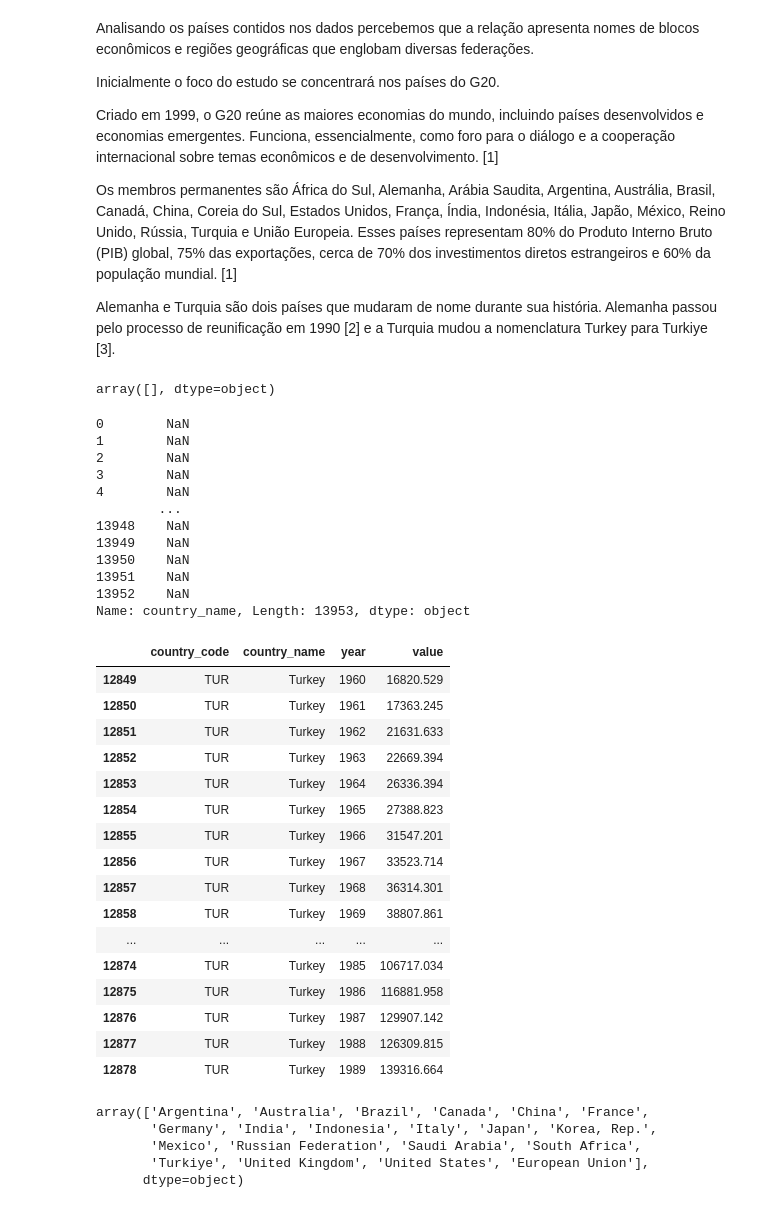
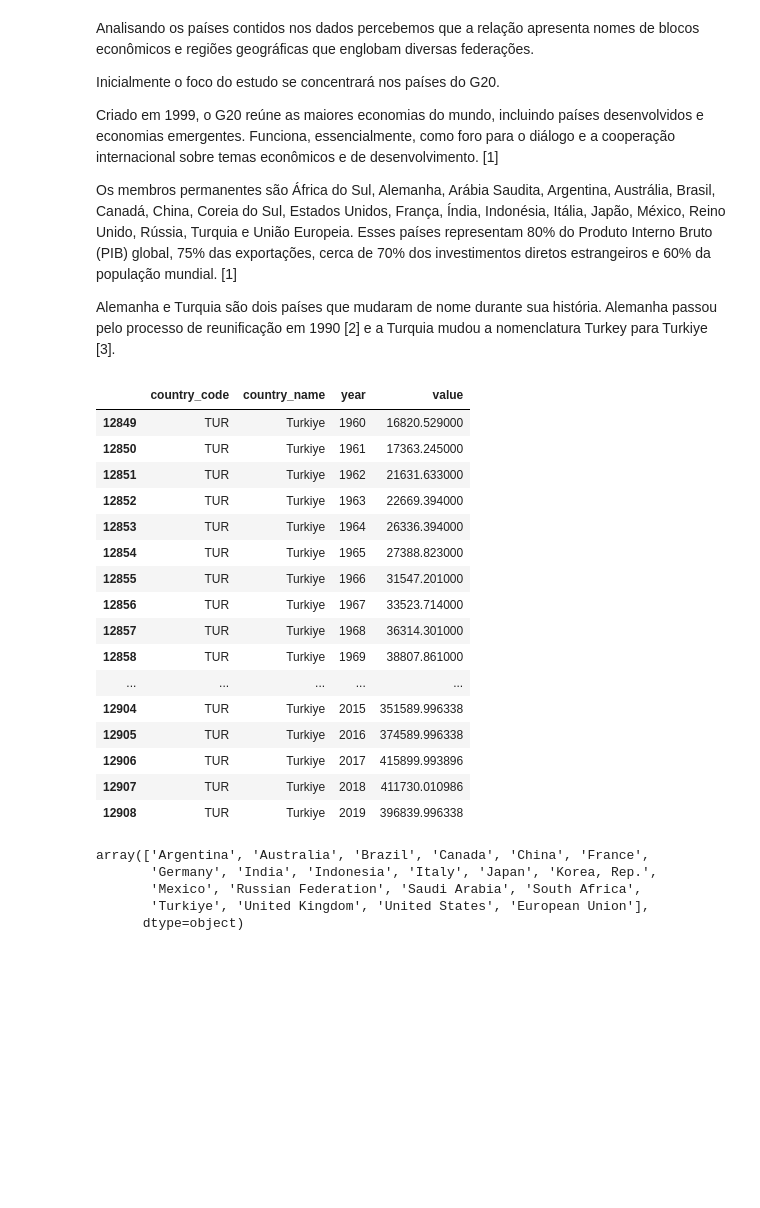
Before and after one commit to jmacedo91/01-World-Population-Data-Analysis, a Jupyter notebook: 001 - CO₂ Emissions.ipynb, the cells around one changed output. Cells and saved outputs as stored; diff of their text form; code cells hidden in the pictures; blank space fills up the shorter version.

```diff
--- a/001 - CO₂ Emissions.ipynb
+++ b/001 - CO₂ Emissions.ipynb
@@ -99,43 +124,23 @@ Alemanha e Turquia são dois países que mudaram de nome durante sua história.
 # %%
-df[df['country_name'].str.contains('Oriental')]['country_name'].unique()
+df[df['country_name'] == 'Turkiye']
 # %% [output]
-array([], dtype=object)
+|  | country_code | country_name | year | value |
+| 12849 | TUR | Turkiye | 1960 | 16820.529000 |
+| 12850 | TUR | Turkiye | 1961 | 17363.245000 |
+| 12851 | TUR | Turkiye | 1962 | 21631.633000 |
+| 12852 | TUR | Turkiye | 1963 | 22669.394000 |
+| 12853 | TUR | Turkiye | 1964 | 26336.394000 |
+| 12854 | TUR | Turkiye | 1965 | 27388.823000 |
+| 12855 | TUR | Turkiye | 1966 | 31547.201000 |
+| 12856 | TUR | Turkiye | 1967 | 33523.714000 |
+| 12857 | TUR | Turkiye | 1968 | 36314.301000 |
+| 12858 | TUR | Turkiye | 1969 | 38807.861000 |
+| ... | ... | ... | ... | ... |
+| 12904 | TUR | Turkiye | 2015 | 351589.996338 |
+| 12905 | TUR | Turkiye | 2016 | 374589.996338 |
+| 12906 | TUR | Turkiye | 2017 | 415899.993896 |
+| 12907 | TUR | Turkiye | 2018 | 411730.010986 |
+| 12908 | TUR | Turkiye | 2019 | 396839.996338 |
-# %%
-countries = {'Turkey': 'Turkiye'}
-df['country_name'].map(countries)
-# %% [output]
-0        NaN
-1        NaN
-2        NaN
-3        NaN
-4        NaN
-        ...
-13948    NaN
-13949    NaN
-13950    NaN
-13951    NaN
-13952    NaN
-Name: country_name, Length: 13953, dtype: object
-# %%
-df[df['country_name'] == 'Turkey']
-# %% [output]
-|  | country_code | country_name | year | value |
-| 12849 | TUR | Turkey | 1960 | 16820.529 |
-| 12850 | TUR | Turkey | 1961 | 17363.245 |
-| 12851 | TUR | Turkey | 1962 | 21631.633 |
-| 12852 | TUR | Turkey | 1963 | 22669.394 |
-| 12853 | TUR | Turkey | 1964 | 26336.394 |
-| 12854 | TUR | Turkey | 1965 | 27388.823 |
-| 12855 | TUR | Turkey | 1966 | 31547.201 |
-| 12856 | TUR | Turkey | 1967 | 33523.714 |
-| 12857 | TUR | Turkey | 1968 | 36314.301 |
-| 12858 | TUR | Turkey | 1969 | 38807.861 |
-| ... | ... | ... | ... | ... |
-| 12874 | TUR | Turkey | 1985 | 106717.034 |
-| 12875 | TUR | Turkey | 1986 | 116881.958 |
-| 12876 | TUR | Turkey | 1987 | 129907.142 |
-| 12877 | TUR | Turkey | 1988 | 126309.815 |
-| 12878 | TUR | Turkey | 1989 | 139316.664 |
 # %%
 G20_countries = ['Argentina', 'Australia', 'Brazil', 'Canada', 'China',
        'France', 'Germany', 'India', 'Indonesia', 'Italy',
```
Also changed, not shown: parts of 9 cells of this notebook.
